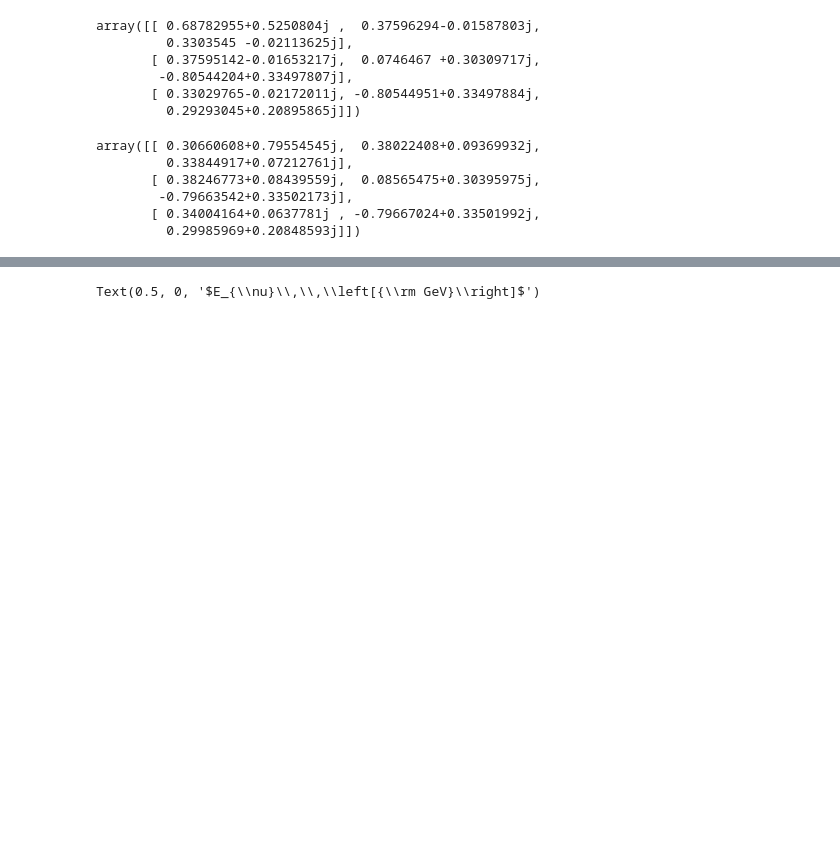
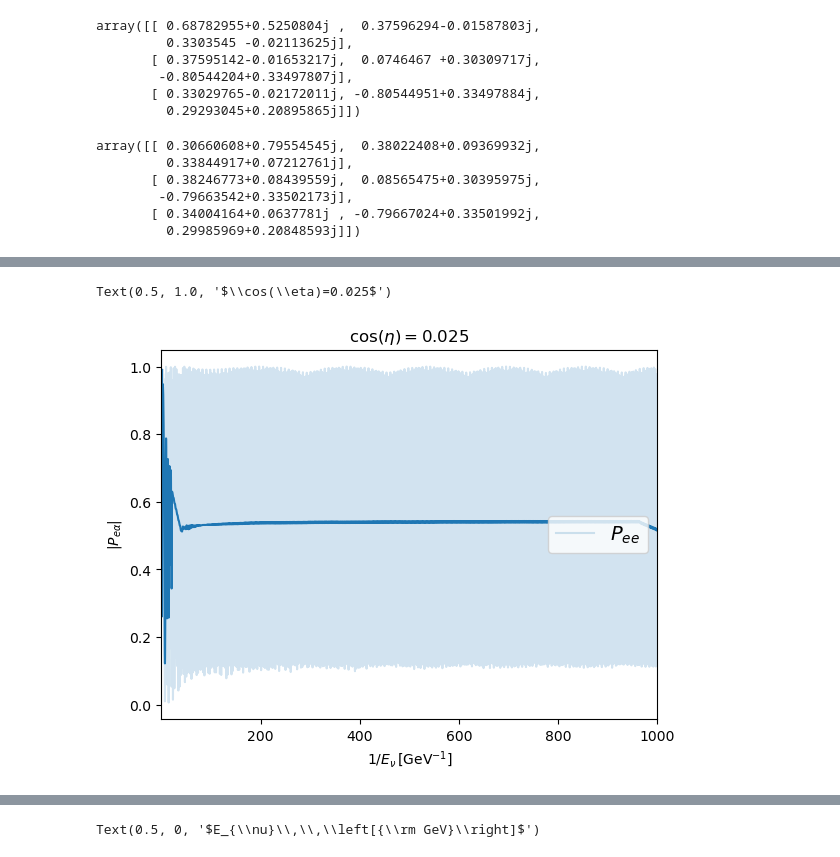
Before and after one commit to SNuDD/SNuDD, a Jupyter notebook: notebooks/earth_class_tests.ipynb, the cells around one changed output, grey strips where cells are left out. Drawn from its saved outputs; the diff is of its cells as text; code cells hidden in the pictures; blank space fills up the shorter version.

```diff
--- a/notebooks/earth_class_tests.ipynb
+++ b/notebooks/earth_class_tests.ipynb
@@ -99,0 +216,22 @@ Text(0.5, 1.0, '$\\cos(\\eta)=0.025$')
+# %%
+# --- Boxcar averaging ---
+Pee_av = averaged_probability(xspace, Pee)
+
+Pee_adav = adaptive_average(xspace, Pee)
+# %%
+
+plt.plot(1/Enuspace, Pee, label=r'$P_{ee}$', alpha=0.2)
+#plt.plot(xspace, Pee_av, color=r'tab:blue', ls=':')
+plt.plot(xspace, Pee_adav, color=r'tab:blue')
+
+
+#plt.ylim(ymin=-0.2, ymax=0.7)
+plt.xlim(xmin=1/2e1, xmax=1/1e-3)
+
+plt.xlabel(r'$1/E_{\nu}\,\left[{\rm GeV}^{-1}\right]$')
+plt.ylabel(r'$\vert P_{e \alpha}\vert$')
+plt.legend(fontsize=14, loc='right')
+plt.title(r'$\cos(\eta)=0.025$')
+# %% [output]
+Text(0.5, 1.0, '$\\cos(\\eta)=0.025$')
+[figure, added]
```
Also changed, not shown: parts of 22 cells of this notebook, 2 other files.
